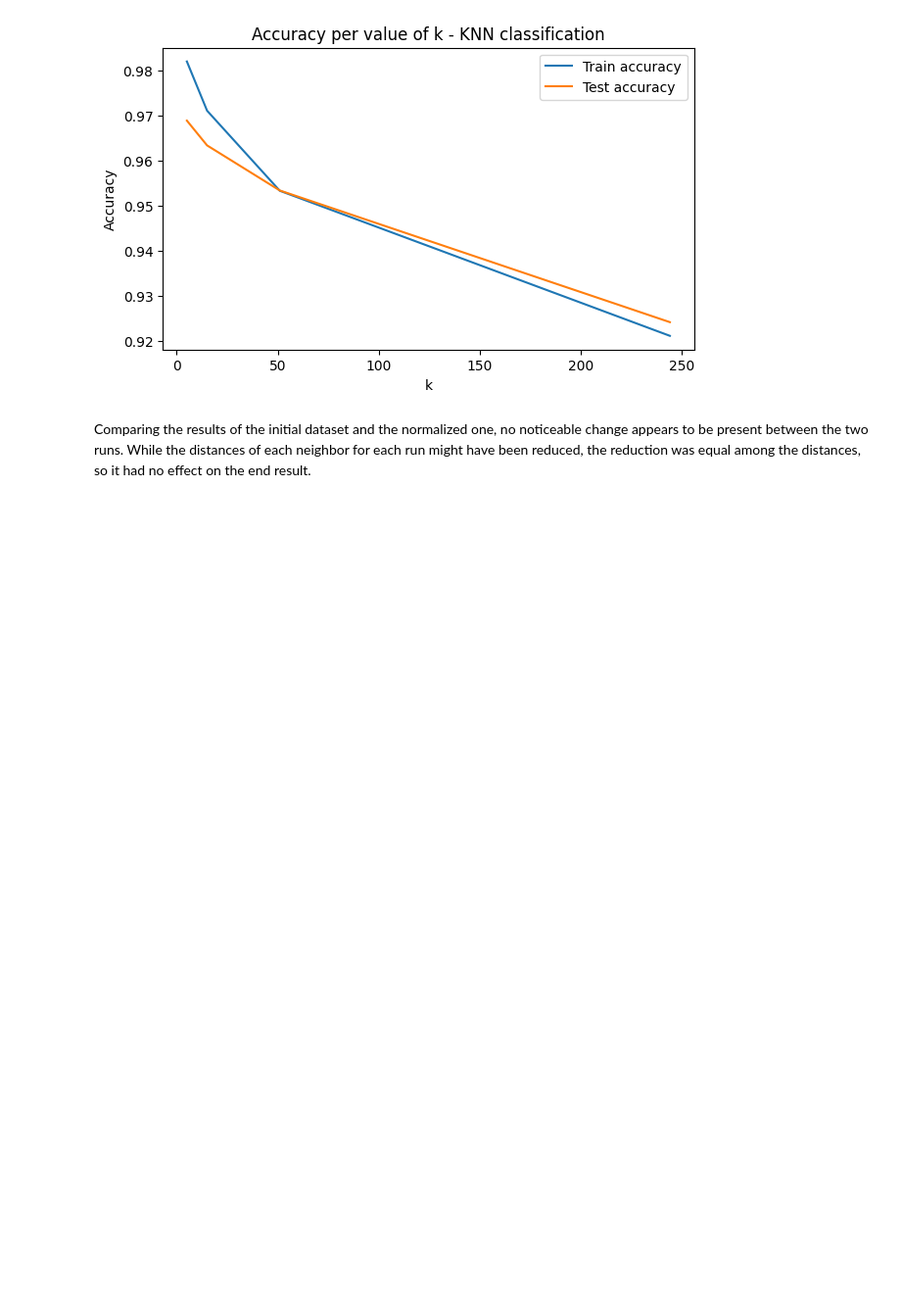
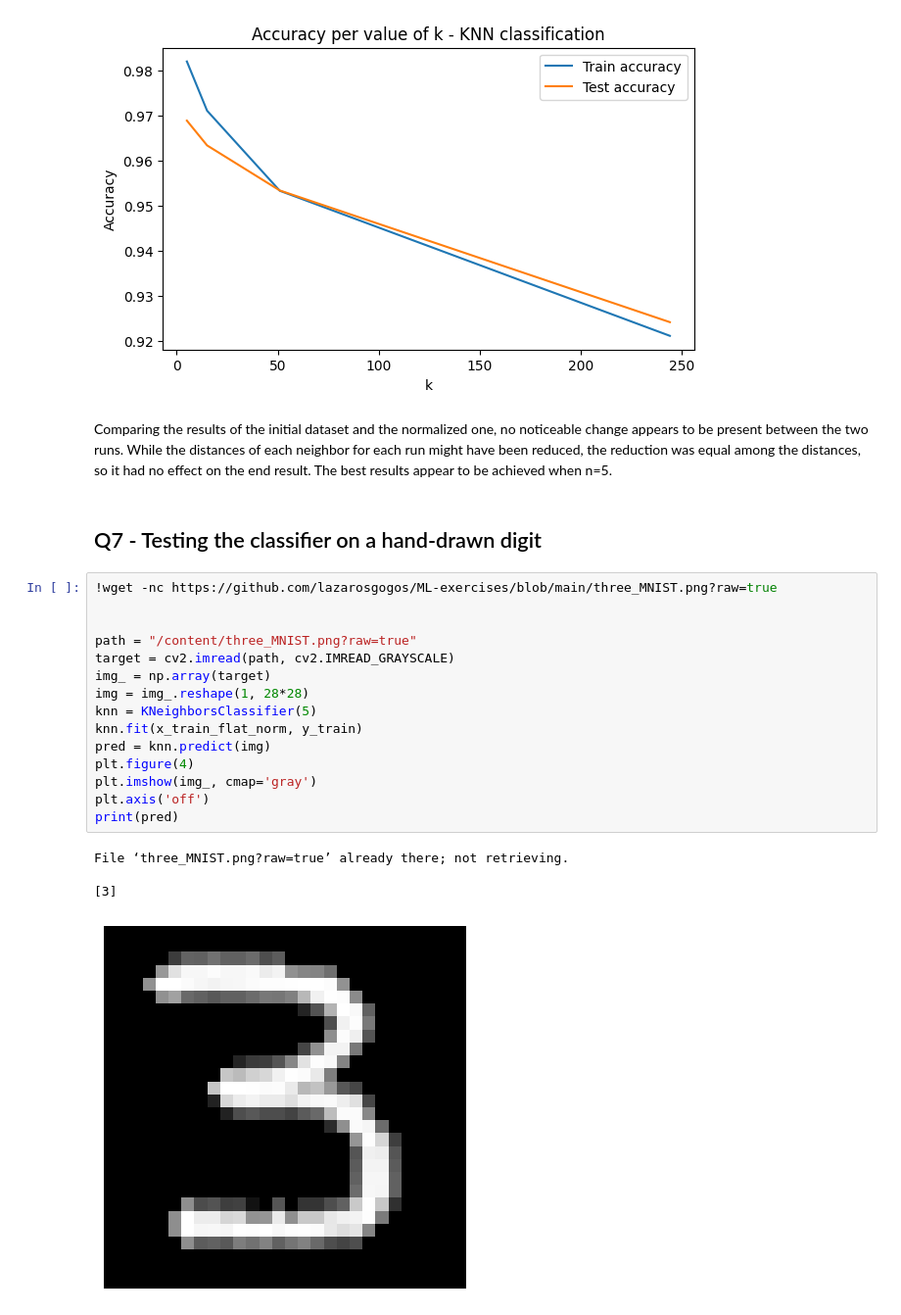
Before and after one commit to lazarosgogos/ML-exercises, a Jupyter notebook: ML_Project_5.ipynb, the cells around one changed output. Shown: that part at 98% size. Drawn from its saved outputs; the diff is of its cells as text; blank space fills up the shorter version.

```diff
--- a/ML_Project_5.ipynb
+++ b/ML_Project_5.ipynb
@@ -98,4 +99,26 @@ plt.legend();
 # %% [output]
 [figure]
 # %% [markdown]
-Comparing the results of the initial dataset and the normalized one, no noticeable change appears to be present between the two runs. While the distances of each neighbor for each run might have been reduced, the reduction was equal among the distances, so it had no effect on the end result.
+Comparing the results of the initial dataset and the normalized one, no noticeable change appears to be present between the two runs. While the distances of each neighbor for each run might have been reduced, the reduction was equal among the distances, so it had no effect on the end result. The best results appear to be achieved when n=5.
+# %% [markdown]
+## Q7 - Testing the classifier on a hand-drawn digit
+# %%
+!wget -nc https://github.com/lazarosgogos/ML-exercises/blob/main/three_MNIST.png?raw=true
+
+
+path = "/content/three_MNIST.png?raw=true"
+target = cv2.imread(path, cv2.IMREAD_GRAYSCALE)
+img_ = np.array(target)
+img = img_.reshape(1, 28*28)
+knn = KNeighborsClassifier(5)
+knn.fit(x_train_flat_norm, y_train)
+pred = knn.predict(img)
+plt.figure(4)
+plt.imshow(img_, cmap='gray')
+plt.axis('off')
+print(pred)
+# %% [output]
+File ‘three_MNIST.png?raw=true’ already there; not retrieving.
+
+[3]
+[figure, added]
```
Also changed, not shown: parts of 2 cells of this notebook.
